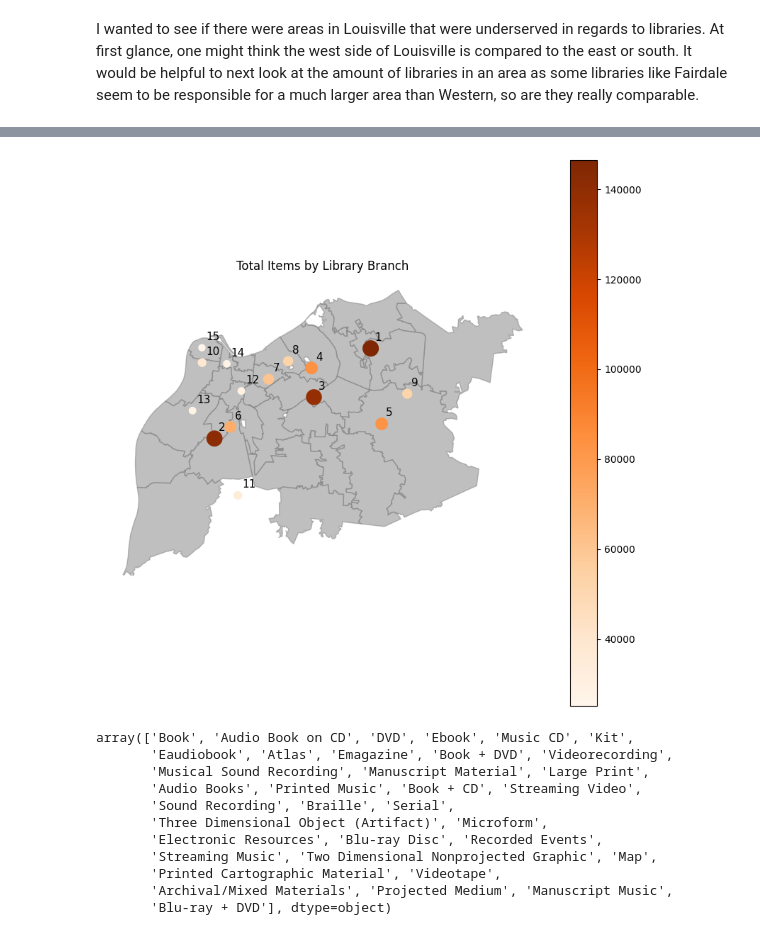
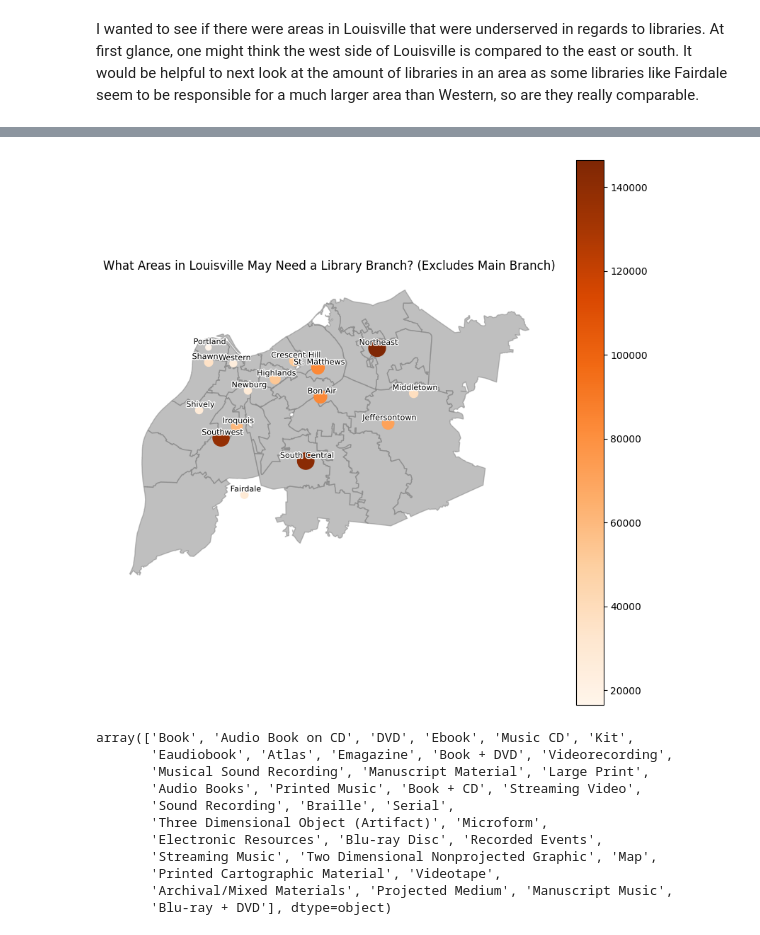
Before and after one commit to btl930/louisville_library_inventory_analysis, a Jupyter notebook: notebook/louisville_library_inventory_analysis.ipynb, the cells around one changed output, grey strips where cells are left out. Saved outputs shown, nothing was run; the diff lists cells and outputs as text; code cells hidden in the pictures.

```diff
--- a/notebook/louisville_library_inventory_analysis.ipynb
+++ b/notebook/louisville_library_inventory_analysis.ipynb
@@ -376,14 +376,15 @@ Name: count, dtype: int64
 # %%
 libraries = pd.DataFrame({
     "library_name": [
-        "1", "2", "3", "4", "5", "6", "7", "8", "9", "10", "11", "12", "13", "14", "15"
+        "Northeast", "South Central", "Southwest", "Bon Air", "St. Matthews", "Jeffersontown", "Iroquois", "Highlands", "Crescent Hill", "Middletown", "Shawnee", "Fairdale", "Newburg", "Shively", "Western", "Portland"
     ],
     "items": [
         146500, 141712, 137502, 83684, 83030, 71236, 61111,
-        53447, 52317, 37940, 35512, 29005, 27924, 27625, 25123
+        53447, 52317, 37940, 35512, 29005, 27924, 27625, 25123, 16462
     ],
     "latitude": [
         38.2684,  # Northeast
+        38.1447,  # South Central
         38.1700,  # Southwest
         38.2152,  # Bon Air
         38.2470,  # St Matthews
@@ -401,6 +402,7 @@ libraries = pd.DataFrame({
     ],
     "longitude": [
         -85.5763,  # Northeast
+        -85.6756,  # South Central
         -85.7935,  # Southwest
         -85.6552,  # Bon Air
         -85.6586,  # St Matthews
@@ -425,7 +428,7 @@ geometry = [Point(xy) for xy in zip(libraries["longitude"], libraries["latitude"
 
 gdf_libraries = gpd.GeoDataFrame(libraries, geometry=geometry, crs="EPSG:4326")
 # %%
-zipcodes = gpd.read_file("tl_2020_us_zcta520/tl_2020_us_zcta520.shp")
+zipcodes = gpd.read_file("../data/tl_2020_us_zcta520/tl_2020_us_zcta520.shp")
 # %%
 louisville_zips = zipcodes[zipcodes["ZCTA5CE20"].isin([
     "40202","40203","40204","40205","40206","40207","40208","40209",
@@ -438,38 +441,44 @@ louisville_zips = louisville_zips.to_crs(gdf_libraries.crs)
 # %%
 ax = louisville_zips.plot(
     figsize=(10, 10),
     color="grey",
     edgecolor="grey",
     alpha=0.5
 )
 
 ax = gdf_libraries.plot(
     ax=ax,
     column="items",
     cmap="Oranges",
     legend=True,
-    markersize=gdf_libraries["items"] / 600
+    markersize=gdf_libraries["items"] / 500
 )
 
-ax.set_title("Total Items by Library Branch")
+ax.set_title("What Areas in Louisville May Need a Library Branch? (Excludes Main Branch)", fontsize=12)
 ax.axis("off")
 
 for x, y, name in zip(
     gdf_libraries.geometry.x,
     gdf_libraries.geometry.y,
     gdf_libraries["library_name"]
 ):
+
     ax.text(
-        x + 0.006,  # horizontal offset
-        y + 0.006,  # vertical offset
+        x + 0.002,  # horizontal offset
+        y + 0.002,  # vertical offset
         name,
-        fontsize=11,
+        fontsize=8,
         color="black",
-        ha="left",
-        va="bottom"
+        ha="center",
+        va="bottom",
+        path_effects=[
+        pe.withStroke (linewidth=2, foreground='white')
+        ]
     )
+
+plt.savefig('../plots/TotalItemsbyLibraryBranchExceptMainPinMap.png')
 # %% [output]
-[figure, old version]
+[figure, new version]
 # %%
 df.ItemType.unique()
 # %% [output]
```
Also changed, not shown: parts of 3 cells of this notebook, 1 other file.
